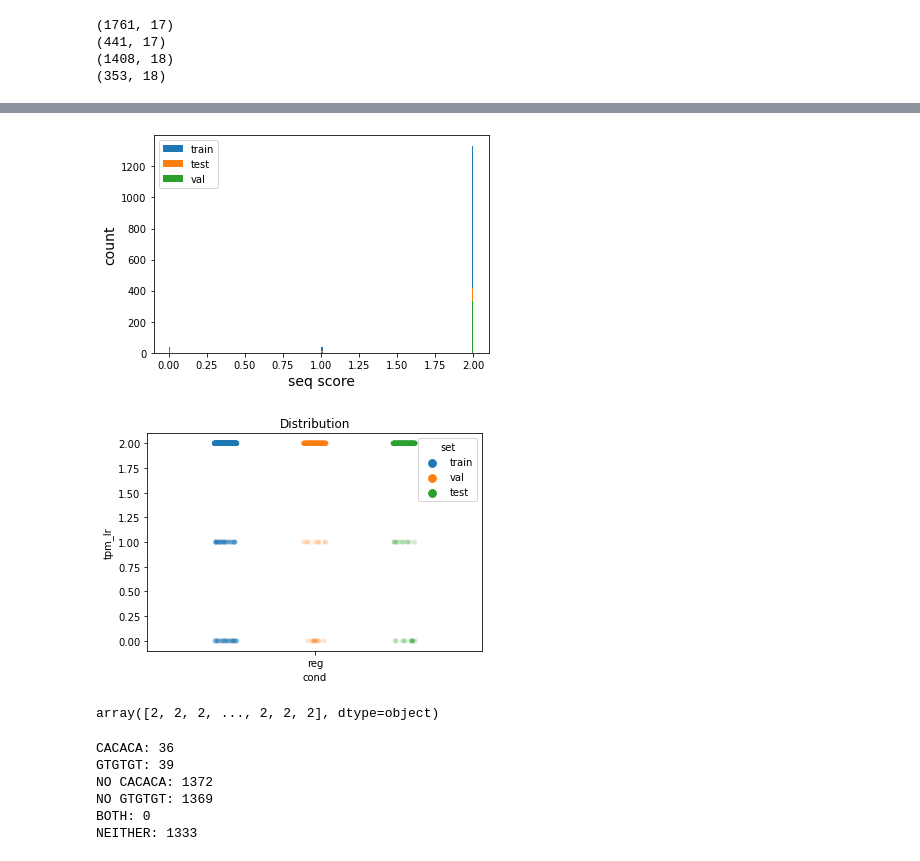
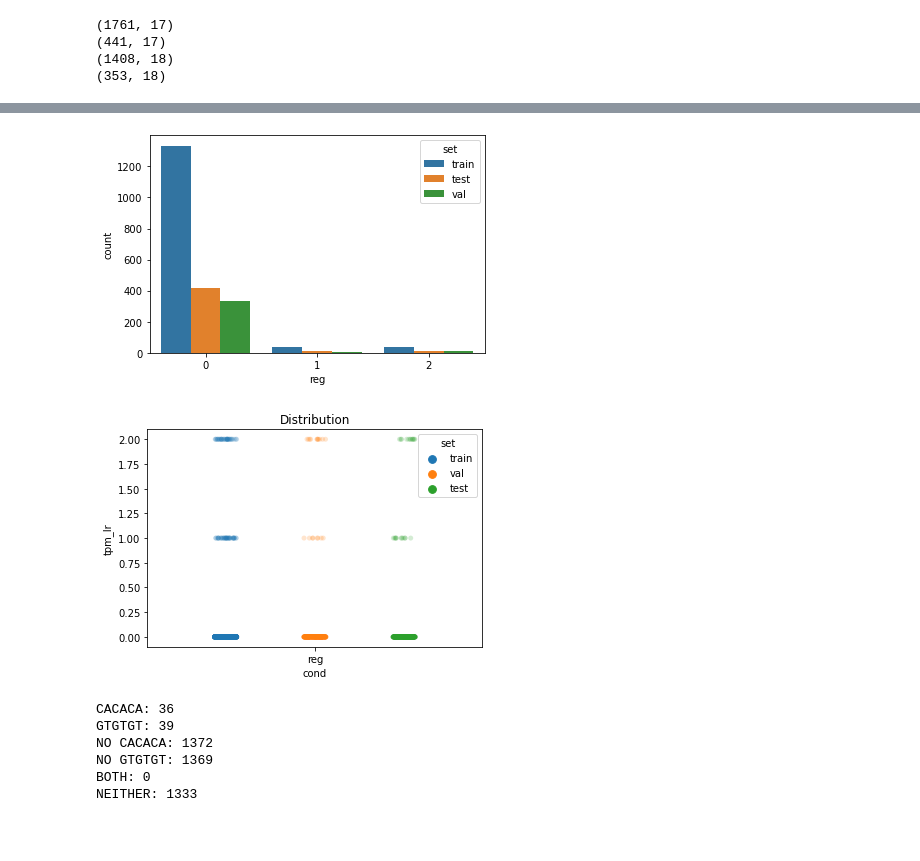
Before and after one commit to erinhwilson/deep-5g-sandbox, a Jupyter notebook: synthetic_data_300bp_Classification.ipynb, the cells around one changed output, grey strips where cells are left out. Cells and saved outputs as stored; diff of their text form; code cells hidden in the pictures; blank space fills up the shorter version.

```diff
--- a/synthetic_data_300bp_Classification.ipynb
+++ b/synthetic_data_300bp_Classification.ipynb
@@ -148,6 +149,21 @@ def plot_train_test_hist(train_df, test_df,val_df=None,score_col='score',bins=10
     plt.legend()
     plt.xlabel("seq score",fontsize=14)
     plt.ylabel("count",fontsize=14)
+    plt.show()
+
+def plot_train_test_stacks(train_df, test_df,val_df=None,score_col='score',bins=10):
+    ''' Check distribution of train/test scores in categories, sanity check that its not skewed'''
+    train_df['set'] = 'train'
+    test_df['set'] = 'test'
+    temp_df = pd.concat([train_df,test_df])
+    if val_df is not None:
+        val_df['set'] = 'val'
+        temp_df = pd.concat([temp_df,val_df])
+
+    temp_df = temp_df.value_counts([score_col,'set']).to_frame('count').reset_index()
+
+    #temp_df = pd.melt(temp_df[['locus_tag',score_col,'set']],id_vars['locus_tag'])
+    sns.barplot(x='reg', y = 'count', data = temp_df, hue = "set")
     plt.show()
 
 def view_train_test_dist(train_df,test_df,score_cols,id_col='locus_tag',val_df=None):
@@ -223,13 +271,9 @@ print(val_df.shape)
 # %%
-plot_train_test_hist(train_df, test_df, val_df=val_df,score_col='reg',bins=200)
+plot_train_test_stacks(train_df, test_df, val_df=val_df,score_col='reg')
 view_train_test_dist(train_df, test_df,["reg"],val_df=val_df)
 # %% [output]
-[figure, old version]
+[figure, new version]
-[figure, old version]
+[figure, new version]
-# %%
-train_df['reg'].values
-# %% [output]
-array([2, 2, 2, ..., 2, 2, 2], dtype=object)
 # %%
 seqs = train_df['upstream_region'].values
 
```
Also changed, not shown: parts of 34 cells of this notebook, 1 other file.
